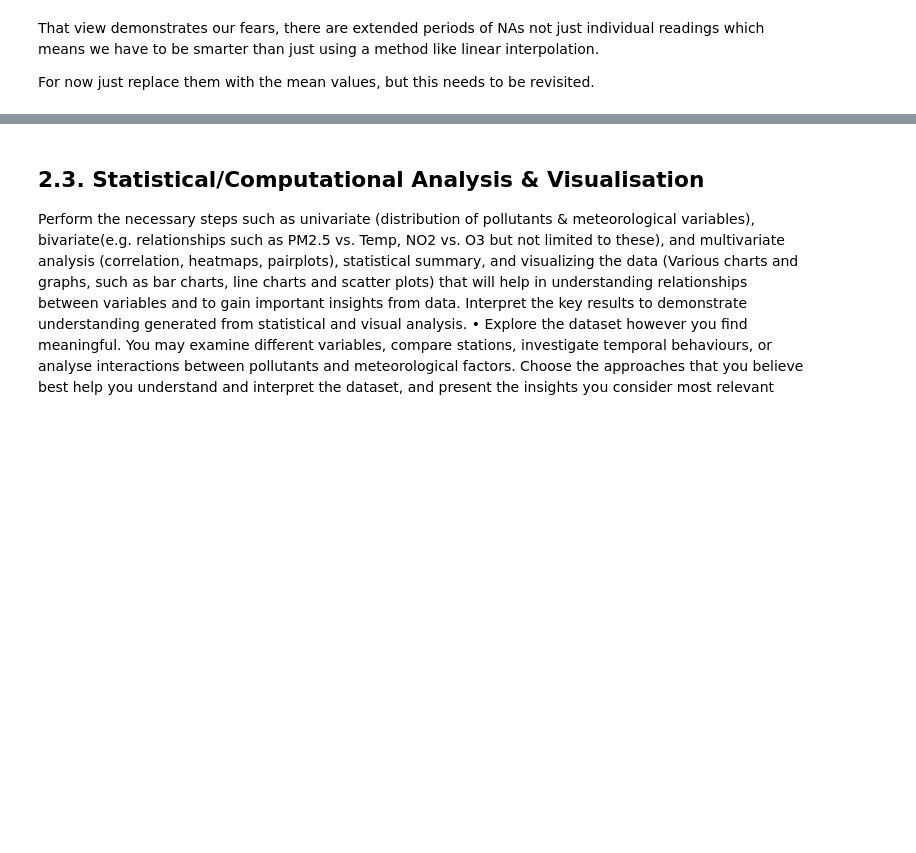
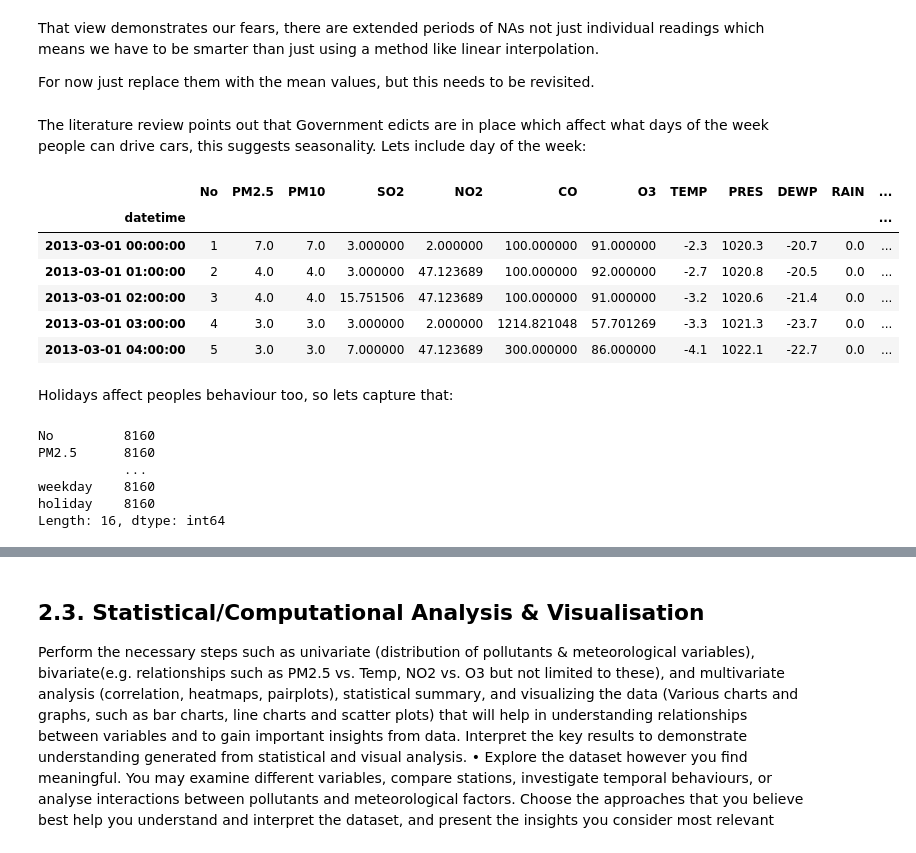
Before and after one commit to almar5855/CMP7005_PRAC1, a Jupyter notebook: st20339453 CMP7005 PRAC1.ipynb, the cells around one changed output, grey strips where cells are left out. Cells and saved outputs as stored; diff of their text form; code cells hidden in the pictures; blank space fills up the shorter version.

Commit message:
That should help find any seasonality present in the data, which according to the literature is definitely present!

```diff
--- a/st20339453 CMP7005 PRAC1.ipynb
+++ b/st20339453 CMP7005 PRAC1.ipynb
@@ -275,3 +264,31 @@ That view demonstrates our fears, there are extended periods of NAs not just ind
 For now just replace them with the mean values, but this needs to be revisited.
 # %%
 station_data[pollution_components] = station_data[pollution_components].fillna(station_data[pollution_components].mean())
+# %% [markdown]
+The literature review points out that Government edicts are in place which affect what days of the week people can drive cars, this suggests seasonality. Lets include day of the week:
+# %%
+station_data['weekday'] = station_data.index.dayofweek
+station_data.head()
+# %% [output]
+|  | No | PM2.5 | PM10 | SO2 | NO2 | CO | O3 | TEMP | PRES | DEWP | RAIN | ... |
+| datetime |  |  |  |  |  |  |  |  |  |  |  | ... |
+| 2013-03-01 00:00:00 | 1 | 7.0 | 7.0 | 3.000000 | 2.000000 | 100.000000 | 91.000000 | -2.3 | 1020.3 | -20.7 | 0.0 | ... |
+| 2013-03-01 01:00:00 | 2 | 4.0 | 4.0 | 3.000000 | 47.123689 | 100.000000 | 92.000000 | -2.7 | 1020.8 | -20.5 | 0.0 | ... |
+| 2013-03-01 02:00:00 | 3 | 4.0 | 4.0 | 15.751506 | 47.123689 | 100.000000 | 91.000000 | -3.2 | 1020.6 | -21.4 | 0.0 | ... |
+| 2013-03-01 03:00:00 | 4 | 3.0 | 3.0 | 3.000000 | 2.000000 | 1214.821048 | 57.701269 | -3.3 | 1021.3 | -23.7 | 0.0 | ... |
+| 2013-03-01 04:00:00 | 5 | 3.0 | 3.0 | 7.000000 | 47.123689 | 300.000000 | 86.000000 | -4.1 | 1022.1 | -22.7 | 0.0 | ... |
+# %% [markdown]
+Holidays affect peoples behaviour too, so lets capture that:
+# %%
+import holidays
+
+hols = holidays.country_holidays('CN')
+station_data['holiday'] = station_data.index.to_series().apply(lambda hol: hol in hols)
+station_data[station_data['holiday']==True].count()
+# %% [output]
+No         8160
+PM2.5      8160
+           ...
+weekday    8160
+holiday    8160
+Length: 16, dtype: int64
```
Also changed, not shown: parts of 9 cells of this notebook.
